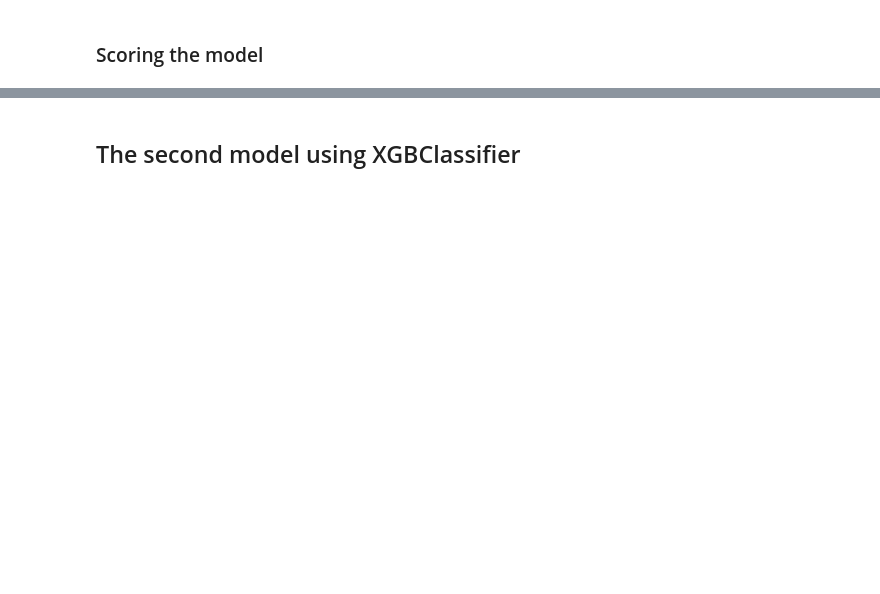
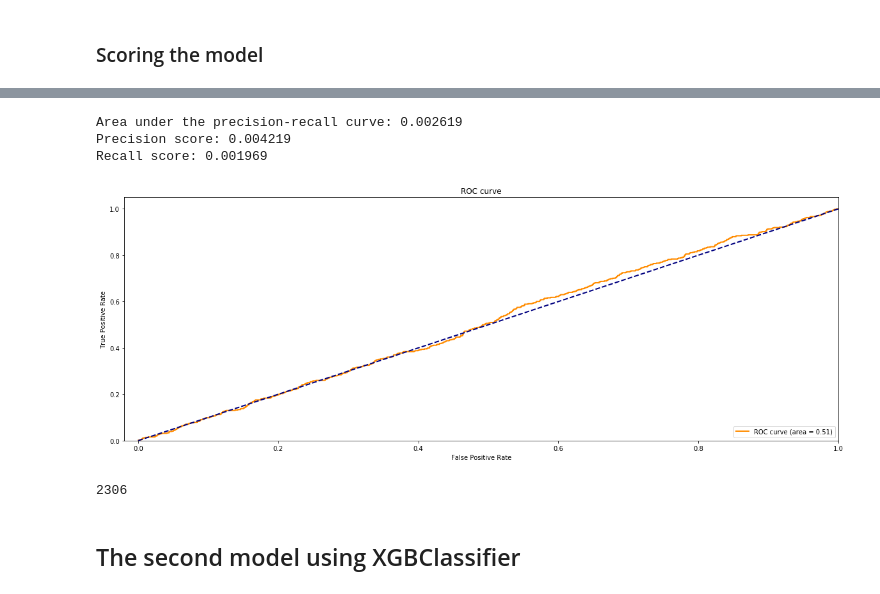
Before and after one commit to 181192/DAT158ML-Oblig02, a Jupyter notebook: Fraud Detection.ipynb, the cells around one changed output, grey strips where cells are left out. Cells and saved outputs as stored; diff of their text form; code cells hidden in the pictures; blank space fills up the shorter version.

```diff
--- a/Fraud Detection.ipynb
+++ b/Fraud Detection.ipynb
@@ -669,0 +682,17 @@ xgtest = xgb.DMatrix(test.values)
+# %%
+def plotROC(a, b):
+    # Compute micro-average ROC curve and ROC area
+    fpr, tpr, _ = roc_curve(a, b)
+    roc_auc = auc(fpr, tpr)
+    plt.figure(figsize=(20, 7))
+    lw = 2
+    plt.plot(fpr, tpr, color='darkorange',
+             lw=lw, label='ROC curve (area = %0.2f)' % roc_auc)
+    plt.plot([0, 1], [0, 1], color='navy', lw=lw, linestyle='--')
+    plt.xlim([-0.02, 1.0])
+    plt.ylim([0.0, 1.05])
+    plt.xlabel('False Positive Rate')
+    plt.ylabel('True Positive Rate')
+    plt.title('ROC curve')
+    plt.legend(loc="lower right")
+    plt.show()
@@ -768,0 +810,3 @@ sub.to_csv('sub_xgb_reg.csv',index=False)
+# %%
+%%time
+predictions = model.predict(X_test)
@@ -785,3 +832,19 @@ r_xgb_reg.score(X_test, y_test)
+# %%
+printScoring(y[:len(predictions)], predictions)
+# %% [output]
+Area under the precision-recall curve: 0.002619
+Precision score: 0.004219
+Recall score: 0.001969
+# %%
+plotROC(y[:len(predictions)], predictions)
+# %% [output]
+[figure, added]
+# %%
+# Clean up
+del model, predictions
+gc.collect()
+# %% [output]
+2306
 # %% [markdown]
 ## The second model using XGBClassifier
 # %%
```
Also changed, not shown: parts of 53 cells of this notebook, 4 other files.
